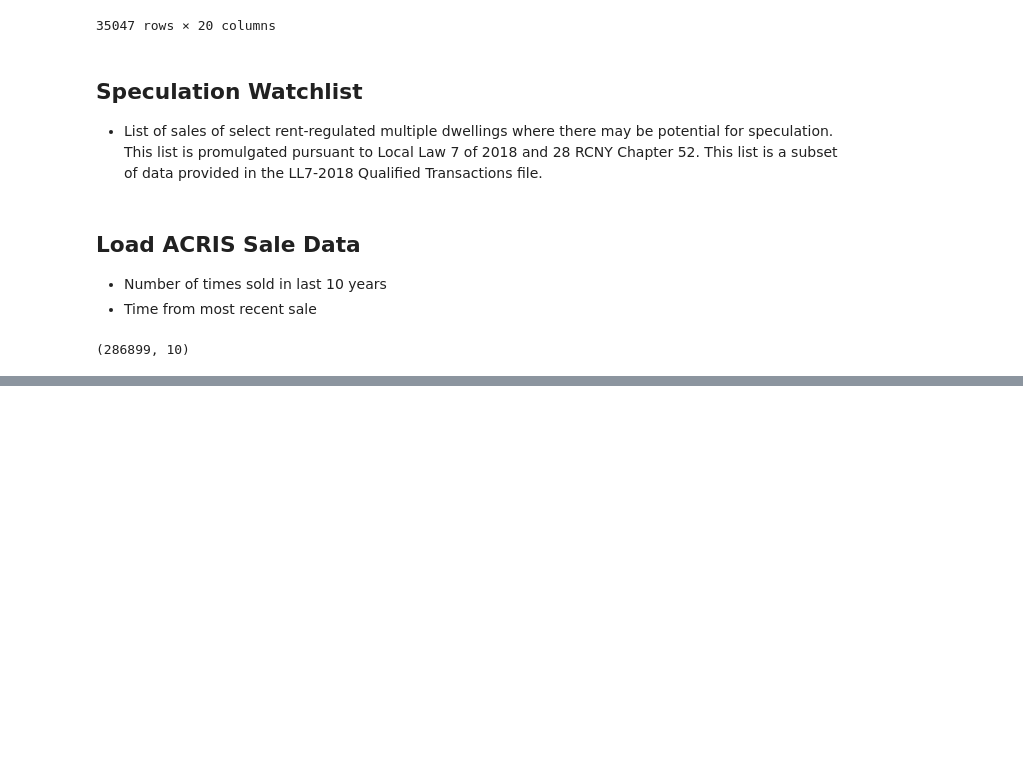
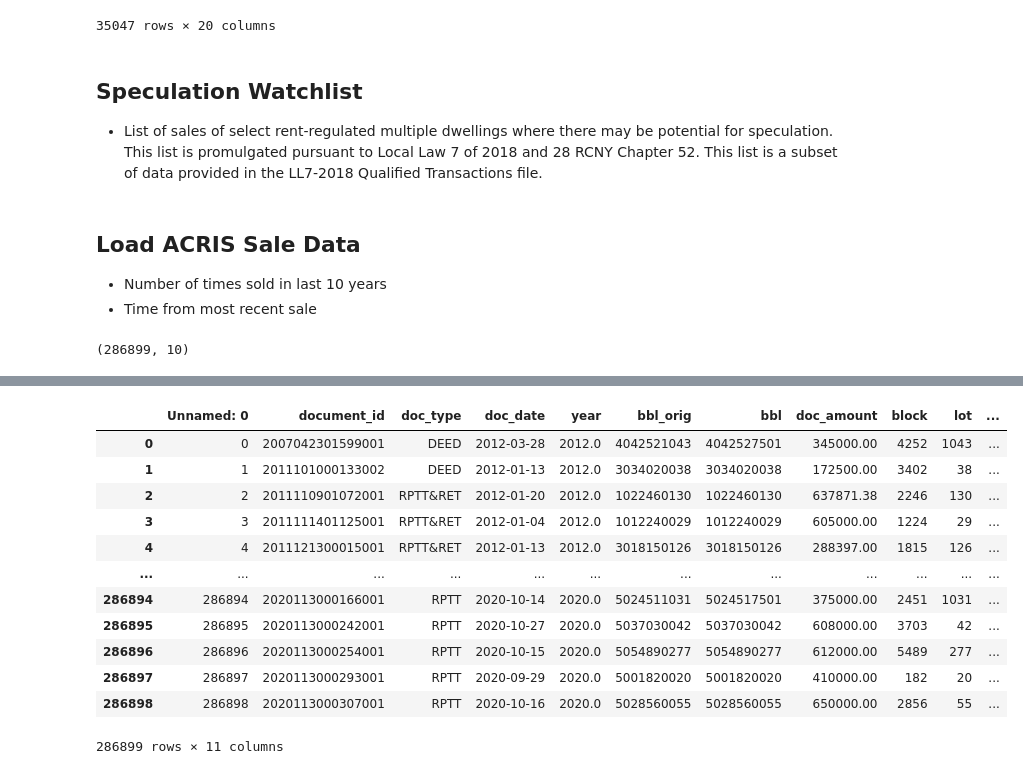
Before and after one commit to KaiElwood/machine-learning-final, a Jupyter notebook: code/00b_data_processing.ipynb, the cells around one changed output, grey strips where cells are left out. Cells and saved outputs as stored; diff of their text form; code cells hidden in the pictures; blank space fills up the shorter version.

```diff
--- a/code/00b_data_processing.ipynb
+++ b/code/00b_data_processing.ipynb
@@ -797,2 +774,20 @@ acris_sales
 # %%
 acris_sales.to_csv(os.join(inp, "acris_transfers.csv"))
+# %%
+acris_sales = pd.read_csv(os.join(inp, "acris_transfers.csv"))
+# %%
+acris_sales
+# %% [output]
+|  | Unnamed: 0 | document_id | doc_type | doc_date | year | bbl_orig | bbl | doc_amount | block | lot | ... |
+| 0 | 0 | 2007042301599001 | DEED | 2012-03-28 | 2012.0 | 4042521043 | 4042527501 | 345000.00 | 4252 | 1043 | ... |
+| 1 | 1 | 2011101000133002 | DEED | 2012-01-13 | 2012.0 | 3034020038 | 3034020038 | 172500.00 | 3402 | 38 | ... |
+| 2 | 2 | 2011110901072001 | RPTT&RET | 2012-01-20 | 2012.0 | 1022460130 | 1022460130 | 637871.38 | 2246 | 130 | ... |
+| 3 | 3 | 2011111401125001 | RPTT&RET | 2012-01-04 | 2012.0 | 1012240029 | 1012240029 | 605000.00 | 1224 | 29 | ... |
+| 4 | 4 | 2011121300015001 | RPTT&RET | 2012-01-13 | 2012.0 | 3018150126 | 3018150126 | 288397.00 | 1815 | 126 | ... |
+| ... | ... | ... | ... | ... | ... | ... | ... | ... | ... | ... | ... |
+| 286894 | 286894 | 2020113000166001 | RPTT | 2020-10-14 | 2020.0 | 5024511031 | 5024517501 | 375000.00 | 2451 | 1031 | ... |
+| 286895 | 286895 | 2020113000242001 | RPTT | 2020-10-27 | 2020.0 | 5037030042 | 5037030042 | 608000.00 | 3703 | 42 | ... |
+| 286896 | 286896 | 2020113000254001 | RPTT | 2020-10-15 | 2020.0 | 5054890277 | 5054890277 | 612000.00 | 5489 | 277 | ... |
+| 286897 | 286897 | 2020113000293001 | RPTT | 2020-09-29 | 2020.0 | 5001820020 | 5001820020 | 410000.00 | 182 | 20 | ... |
+| 286898 | 286898 | 2020113000307001 | RPTT | 2020-10-16 | 2020.0 | 5028560055 | 5028560055 | 650000.00 | 2856 | 55 | ... |
+286899 rows × 11 columns
```
Also changed, not shown: parts of 11 cells of this notebook, 2 other files.
